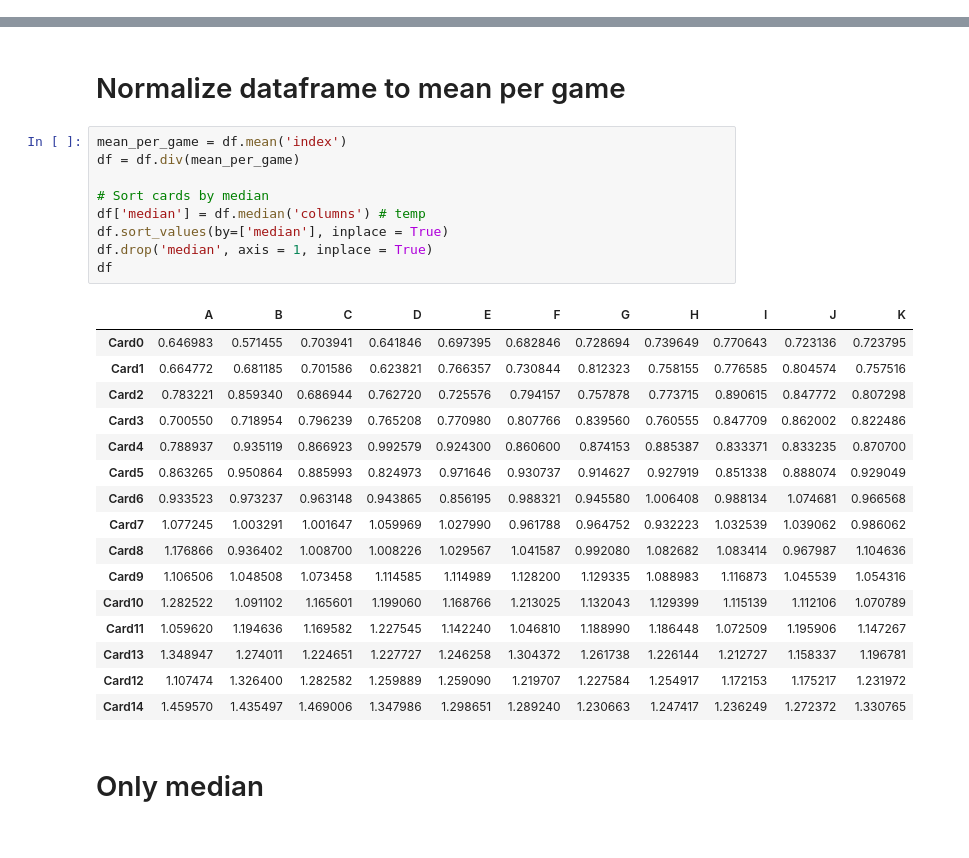
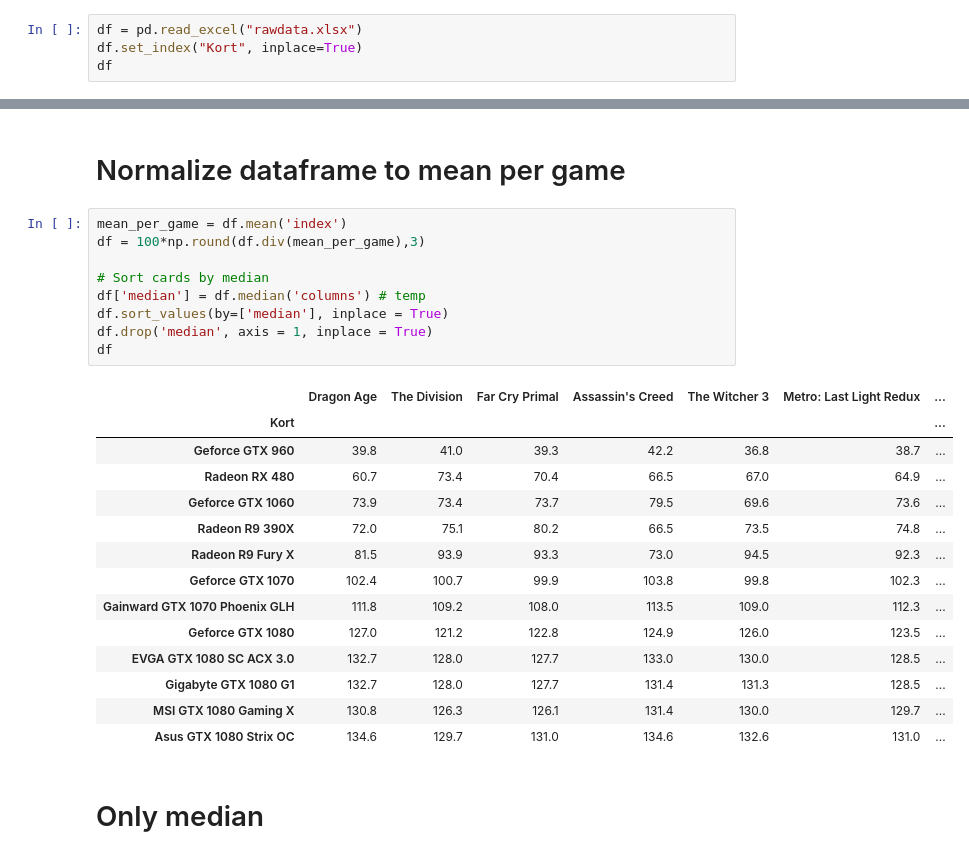
Before and after one commit to rsandstroem/IPythonNotebooks, a Jupyter notebook: PrestandaIndex/Sweclockers_PrestandaIndex.ipynb, the cells around one changed output, grey strips where cells are left out. Saved outputs shown, nothing was run; the diff lists cells and outputs as text.

```diff
--- a/PrestandaIndex/Sweclockers_PrestandaIndex.ipynb
+++ b/PrestandaIndex/Sweclockers_PrestandaIndex.ipynb
@@ -40,0 +43,4 @@ df
+# %%
+df = pd.read_excel("rawdata.xlsx")
+df.set_index("Kort", inplace=True)
+df
@@ -42,30 +63,28 @@ df
 # Normalize dataframe to mean per game
 # %%
 mean_per_game = df.mean('index')
-df = df.div(mean_per_game)
+df = 100*np.round(df.div(mean_per_game),3)
 
 # Sort cards by median
 df['median'] = df.median('columns') # temp
 df.sort_values(by=['median'], inplace = True)
 df.drop('median', axis = 1, inplace = True)
 df
 # %% [output]
-|  | A | B | C | D | E | F | G | H | I | J | K |
-| Card0 | 0.646983 | 0.571455 | 0.703941 | 0.641846 | 0.697395 | 0.682846 | 0.728694 | 0.739649 | 0.770643 | 0.723136 | 0.723795 |
-| Card1 | 0.664772 | 0.681185 | 0.701586 | 0.623821 | 0.766357 | 0.730844 | 0.812323 | 0.758155 | 0.776585 | 0.804574 | 0.757516 |
-| Card2 | 0.783221 | 0.859340 | 0.686944 | 0.762720 | 0.725576 | 0.794157 | 0.757878 | 0.773715 | 0.890615 | 0.847772 | 0.807298 |
-| Card3 | 0.700550 | 0.718954 | 0.796239 | 0.765208 | 0.770980 | 0.807766 | 0.839560 | 0.760555 | 0.847709 | 0.862002 | 0.822486 |
-| Card4 | 0.788937 | 0.935119 | 0.866923 | 0.992579 | 0.924300 | 0.860600 | 0.874153 | 0.885387 | 0.833371 | 0.833235 | 0.870700 |
-| Card5 | 0.863265 | 0.950864 | 0.885993 | 0.824973 | 0.971646 | 0.930737 | 0.914627 | 0.927919 | 0.851338 | 0.888074 | 0.929049 |
-| Card6 | 0.933523 | 0.973237 | 0.963148 | 0.943865 | 0.856195 | 0.988321 | 0.945580 | 1.006408 | 0.988134 | 1.074681 | 0.966568 |
-| Card7 | 1.077245 | 1.003291 | 1.001647 | 1.059969 | 1.027990 | 0.961788 | 0.964752 | 0.932223 | 1.032539 | 1.039062 | 0.986062 |
-| Card8 | 1.176866 | 0.936402 | 1.008700 | 1.008226 | 1.029567 | 1.041587 | 0.992080 | 1.082682 | 1.083414 | 0.967987 | 1.104636 |
-| Card9 | 1.106506 | 1.048508 | 1.073458 | 1.114585 | 1.114989 | 1.128200 | 1.129335 | 1.088983 | 1.116873 | 1.045539 | 1.054316 |
-| Card10 | 1.282522 | 1.091102 | 1.165601 | 1.199060 | 1.168766 | 1.213025 | 1.132043 | 1.129399 | 1.115139 | 1.112106 | 1.070789 |
-| Card11 | 1.059620 | 1.194636 | 1.169582 | 1.227545 | 1.142240 | 1.046810 | 1.188990 | 1.186448 | 1.072509 | 1.195906 | 1.147267 |
-| Card13 | 1.348947 | 1.274011 | 1.224651 | 1.227727 | 1.246258 | 1.304372 | 1.261738 | 1.226144 | 1.212727 | 1.158337 | 1.196781 |
-| Card12 | 1.107474 | 1.326400 | 1.282582 | 1.259889 | 1.259090 | 1.219707 | 1.227584 | 1.254917 | 1.172153 | 1.175217 | 1.231972 |
-| Card14 | 1.459570 | 1.435497 | 1.469006 | 1.347986 | 1.298651 | 1.289240 | 1.230663 | 1.247417 | 1.236249 | 1.272372 | 1.330765 |
+|  | Dragon Age | The Division | Far Cry Primal | Assassin's Creed | The Witcher 3 | Metro: Last Light Redux | ... |
+| Kort |  |  |  |  |  |  | ... |
+| Geforce GTX 960 | 39.8 | 41.0 | 39.3 | 42.2 | 36.8 | 38.7 | ... |
+| Radeon RX 480 | 60.7 | 73.4 | 70.4 | 66.5 | 67.0 | 64.9 | ... |
+| Geforce GTX 1060 | 73.9 | 73.4 | 73.7 | 79.5 | 69.6 | 73.6 | ... |
+| Radeon R9 390X | 72.0 | 75.1 | 80.2 | 66.5 | 73.5 | 74.8 | ... |
+| Radeon R9 Fury X | 81.5 | 93.9 | 93.3 | 73.0 | 94.5 | 92.3 | ... |
+| Geforce GTX 1070 | 102.4 | 100.7 | 99.9 | 103.8 | 99.8 | 102.3 | ... |
+| Gainward GTX 1070 Phoenix GLH | 111.8 | 109.2 | 108.0 | 113.5 | 109.0 | 112.3 | ... |
+| Geforce GTX 1080 | 127.0 | 121.2 | 122.8 | 124.9 | 126.0 | 123.5 | ... |
+| EVGA GTX 1080 SC ACX 3.0 | 132.7 | 128.0 | 127.7 | 133.0 | 130.0 | 128.5 | ... |
+| Gigabyte GTX 1080 G1 | 132.7 | 128.0 | 127.7 | 131.4 | 131.3 | 128.5 | ... |
+| MSI GTX 1080 Gaming X | 130.8 | 126.3 | 126.1 | 131.4 | 130.0 | 129.7 | ... |
+| Asus GTX 1080 Strix OC | 134.6 | 129.7 | 131.0 | 134.6 | 132.6 | 131.0 | ... |
 # %% [markdown]
 # Only median
 # %% [raw]
```
Also changed, not shown: parts of 8 cells of this notebook.
